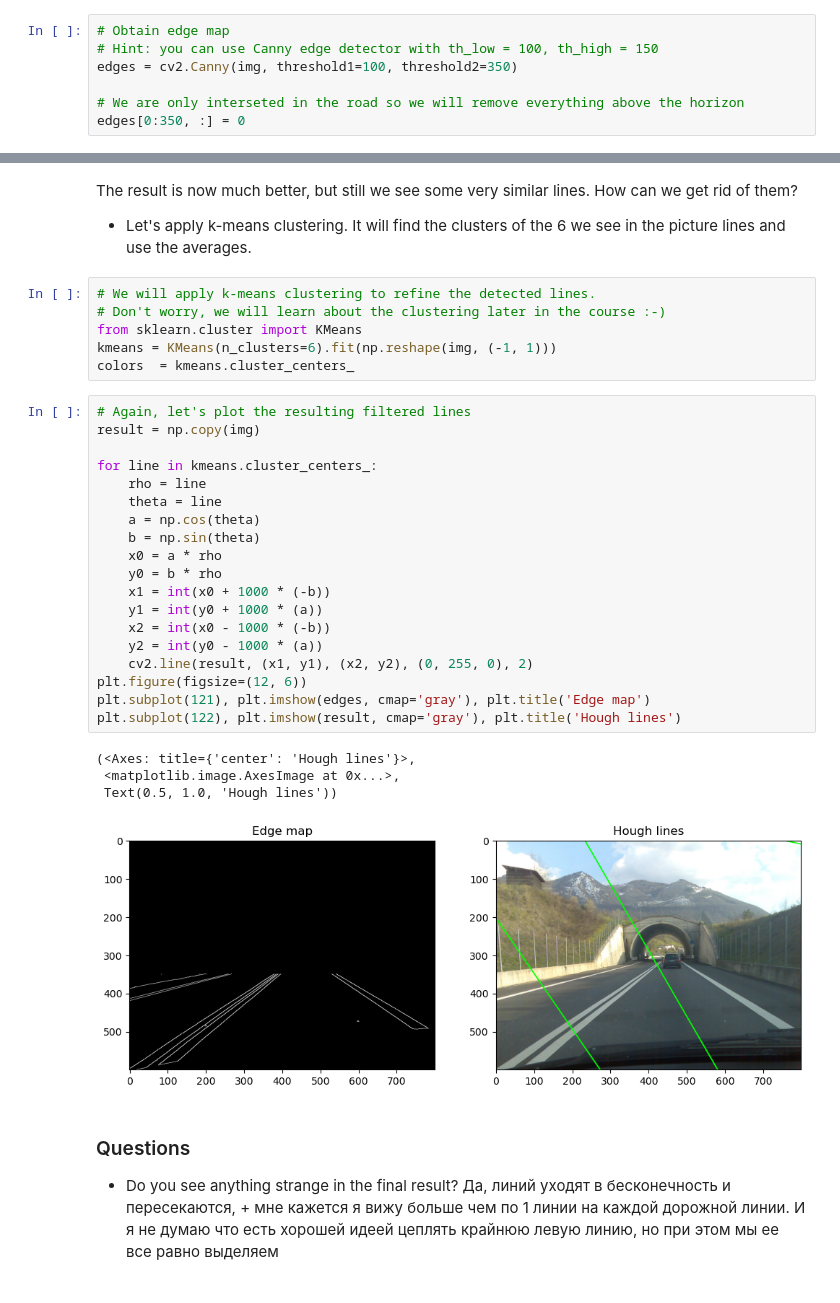
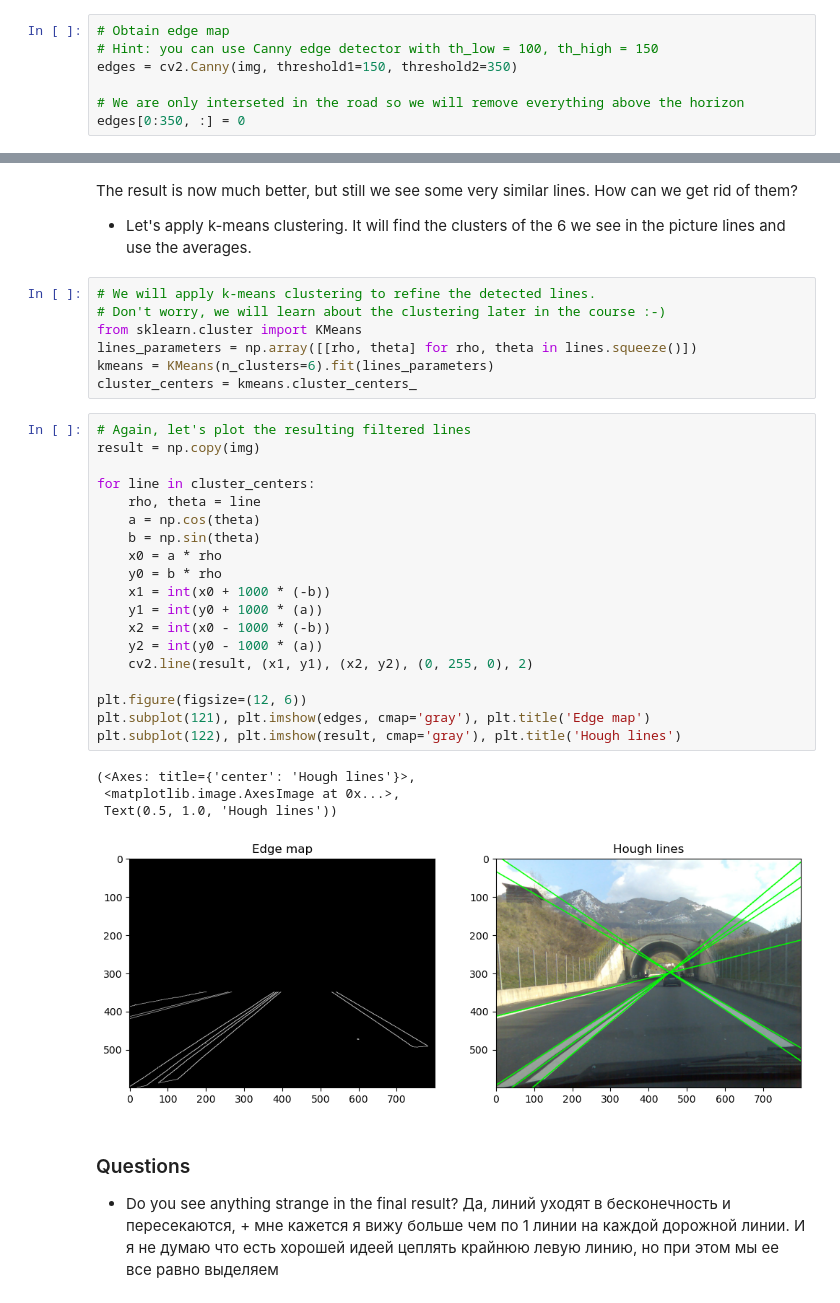
Before and after one commit to DenisKozachok/AI_learning, a Jupyter notebook: Lesson4/Homework4.ipynb, the cells around one changed output, grey strips where cells are left out. Drawn from its saved outputs; the diff is of its cells as text.

Commit message:
Lesson 4 - Update line filtration

```diff
--- a/Lesson4/Homework4.ipynb
+++ b/Lesson4/Homework4.ipynb
@@ -33,7 +33,7 @@ plt.imshow(gray, cmap='gray')
 # %%
 # Obtain edge map
 # Hint: you can use Canny edge detector with th_low = 100, th_high = 150
-edges = cv2.Canny(img, threshold1=100, threshold2=350)
+edges = cv2.Canny(img, threshold1=150, threshold2=350)
 
 # We are only interseted in the road so we will remove everything above the horizon
 edges[0:350, :] = 0
@@ -125,32 +125,33 @@ The result is now much better, but still we see some very similar lines. How can
 # We will apply k-means clustering to refine the detected lines.
 # Don't worry, we will learn about the clustering later in the course :-)
 from sklearn.cluster import KMeans
-kmeans = KMeans(n_clusters=6).fit(np.reshape(img, (-1, 1)))
-colors  = kmeans.cluster_centers_
+lines_parameters = np.array([[rho, theta] for rho, theta in lines.squeeze()])
+kmeans = KMeans(n_clusters=6).fit(lines_parameters)
+cluster_centers = kmeans.cluster_centers_
 # %%
 # Again, let's plot the resulting filtered lines
 result = np.copy(img)
 
-for line in kmeans.cluster_centers_:
-    rho = line
-    theta = line
+for line in cluster_centers:
+    rho, theta = line
     a = np.cos(theta)
     b = np.sin(theta)
     x0 = a * rho
     y0 = b * rho
     x1 = int(x0 + 1000 * (-b))
     y1 = int(y0 + 1000 * (a))
     x2 = int(x0 - 1000 * (-b))
     y2 = int(y0 - 1000 * (a))
     cv2.line(result, (x1, y1), (x2, y2), (0, 255, 0), 2)
+
 plt.figure(figsize=(12, 6))
 plt.subplot(121), plt.imshow(edges, cmap='gray'), plt.title('Edge map')
 plt.subplot(122), plt.imshow(result, cmap='gray'), plt.title('Hough lines')
 # %% [output]
 (<Axes: title={'center': 'Hough lines'}>,
  <matplotlib.image.AxesImage at 0x...>,
  Text(0.5, 1.0, 'Hough lines'))
-[figure, old version]
+[figure, new version]
 # %% [markdown]
 ### Questions
 * Do you see anything strange in the final result?
```
Also changed, not shown: parts of 1 cell of this notebook.
